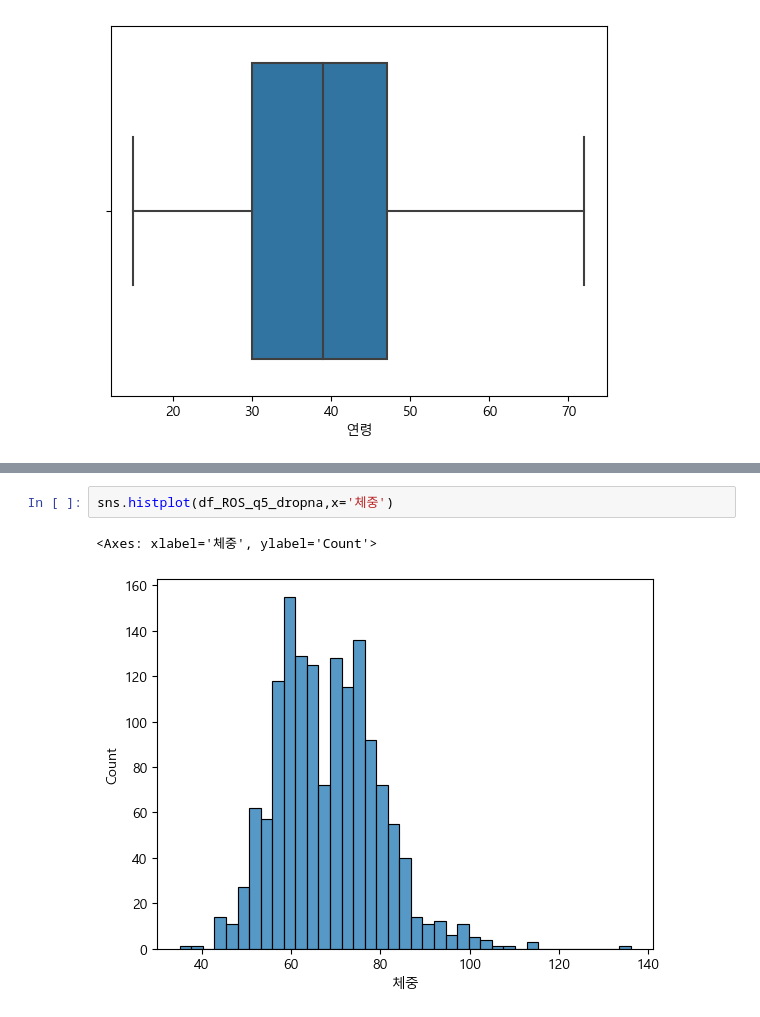
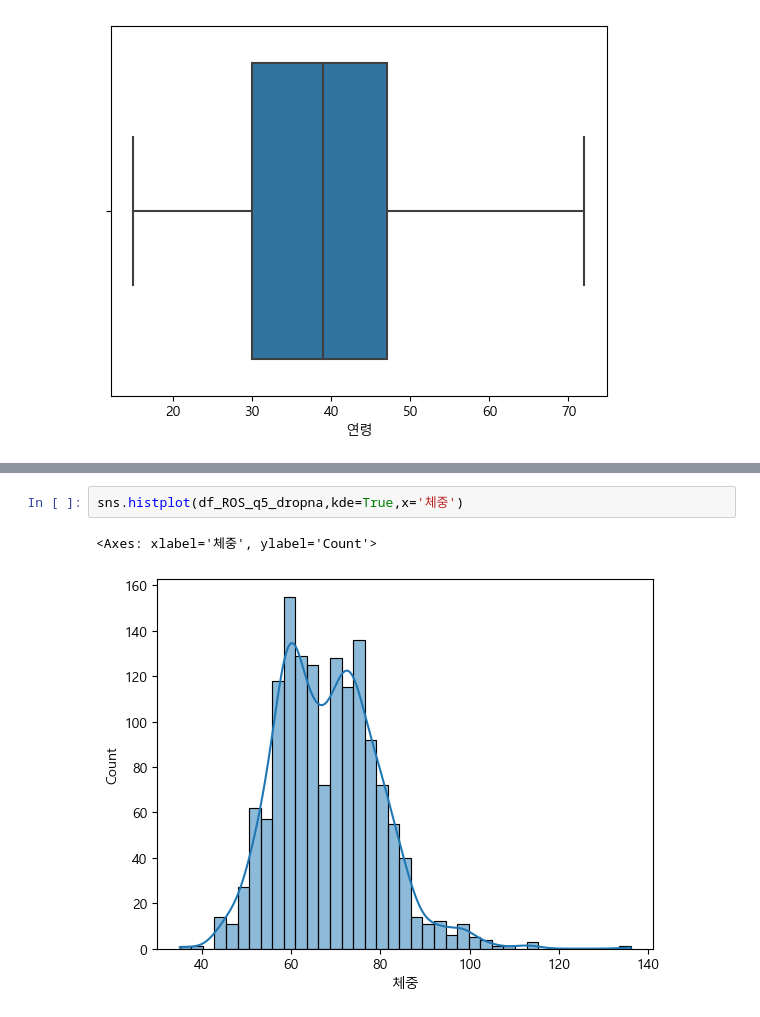
Before and after one commit to hhyowon/study_data_analytics, a Jupyter notebook: codes/DDA/RecurrenceOfSurgery_DDA_quests.ipynb, the cells around one changed output, grey strips where cells are left out. Drawn from its saved outputs; the diff is of its cells as text.

```diff
--- a/codes/DDA/RecurrenceOfSurgery_DDA_quests.ipynb
+++ b/codes/DDA/RecurrenceOfSurgery_DDA_quests.ipynb
@@ -586,5 +586,5 @@ sns.histplot(df_ROS_q5_dropna,x='신장')
 # %%
-sns.histplot(df_ROS_q5_dropna,x='체중')
+sns.histplot(df_ROS_q5_dropna,kde=True,x='체중')
 # %% [output]
 <Axes: xlabel='체중', ylabel='Count'>
-[figure, old version]
+[figure, new version]
```
Also changed, not shown: parts of 1 cell of this notebook.
